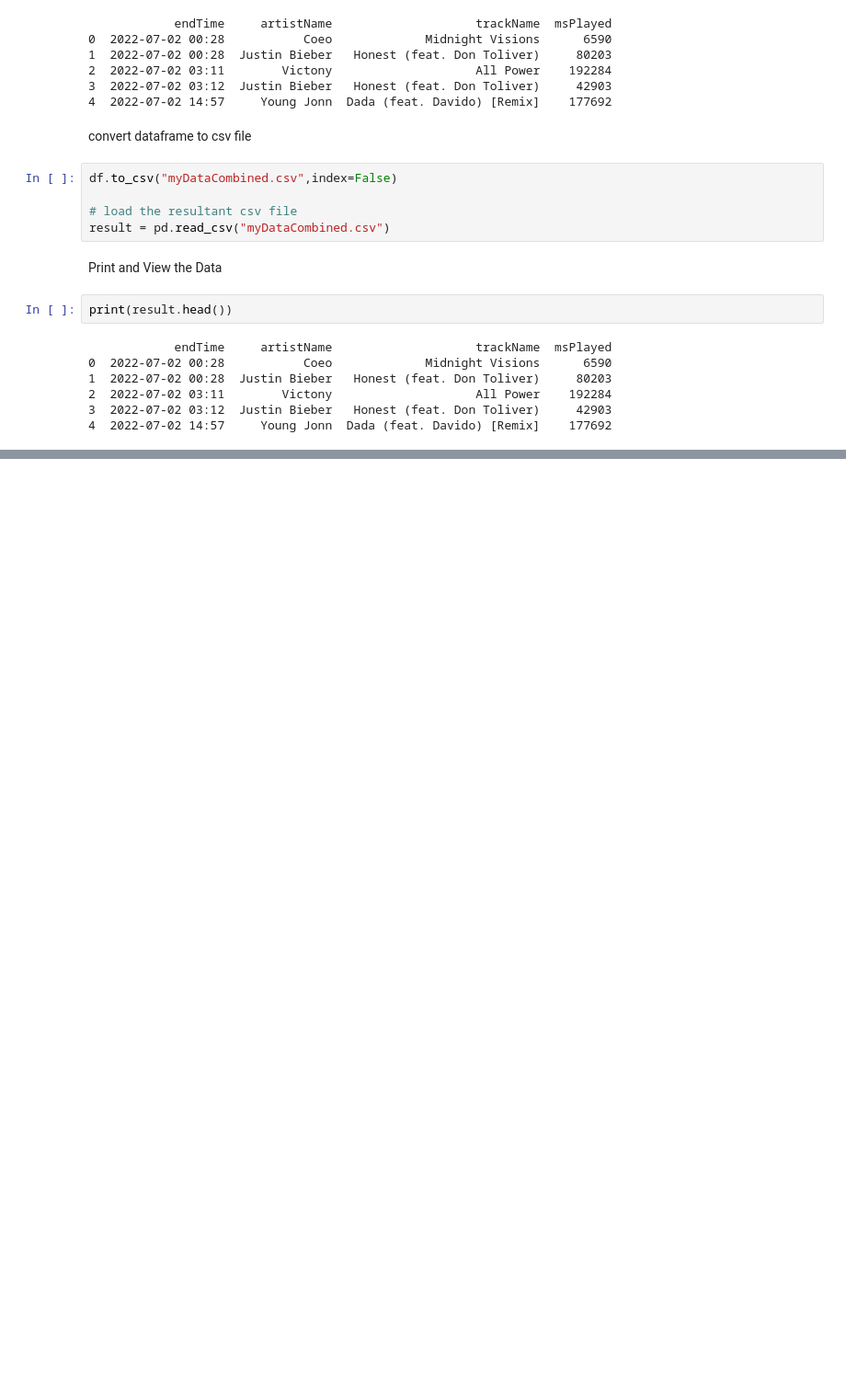
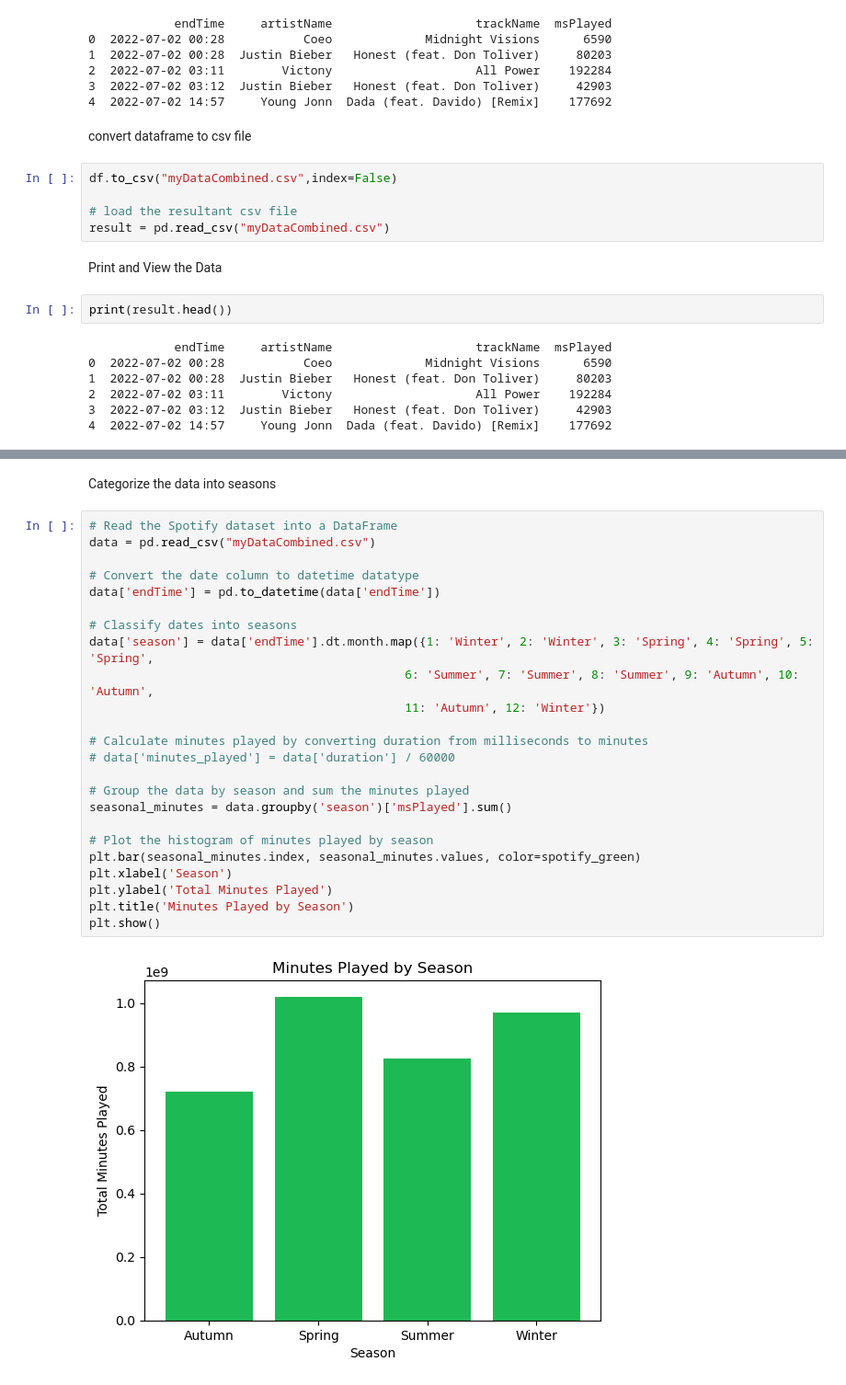
Before and after one commit to kechiemerole/Spotify-Data-Mining-Project, a Jupyter notebook: Spotify_EDA_Notebook.ipynb, the cells around one changed output, grey strips where cells are left out. Shown: that part at 92% size. Drawn from its saved outputs; the diff is of its cells as text; blank space fills up the shorter version.

```diff
--- a/Spotify_EDA_Notebook.ipynb
+++ b/Spotify_EDA_Notebook.ipynb
@@ -57,0 +143,28 @@ print(result.head())
+# %% [markdown]
+Categorize the data into seasons
+# %%
+# Read the Spotify dataset into a DataFrame
+data = pd.read_csv("myDataCombined.csv")
+
+# Convert the date column to datetime datatype
+data['endTime'] = pd.to_datetime(data['endTime'])
+
+# Classify dates into seasons
+data['season'] = data['endTime'].dt.month.map({1: 'Winter', 2: 'Winter', 3: 'Spring', 4: 'Spring', 5: 'Spring',
+                                            6: 'Summer', 7: 'Summer', 8: 'Summer', 9: 'Autumn', 10: 'Autumn',
+                                            11: 'Autumn', 12: 'Winter'})
+
+# Calculate minutes played by converting duration from milliseconds to minutes
+# data['minutes_played'] = data['duration'] / 60000
+
+# Group the data by season and sum the minutes played
+seasonal_minutes = data.groupby('season')['msPlayed'].sum()
+
+# Plot the histogram of minutes played by season
+plt.bar(seasonal_minutes.index, seasonal_minutes.values, color=spotify_green)
+plt.xlabel('Season')
+plt.ylabel('Total Minutes Played')
+plt.title('Minutes Played by Season')
+plt.show()
+# %% [output]
+[figure, added]
```
Also changed, not shown: parts of 12 cells of this notebook.
